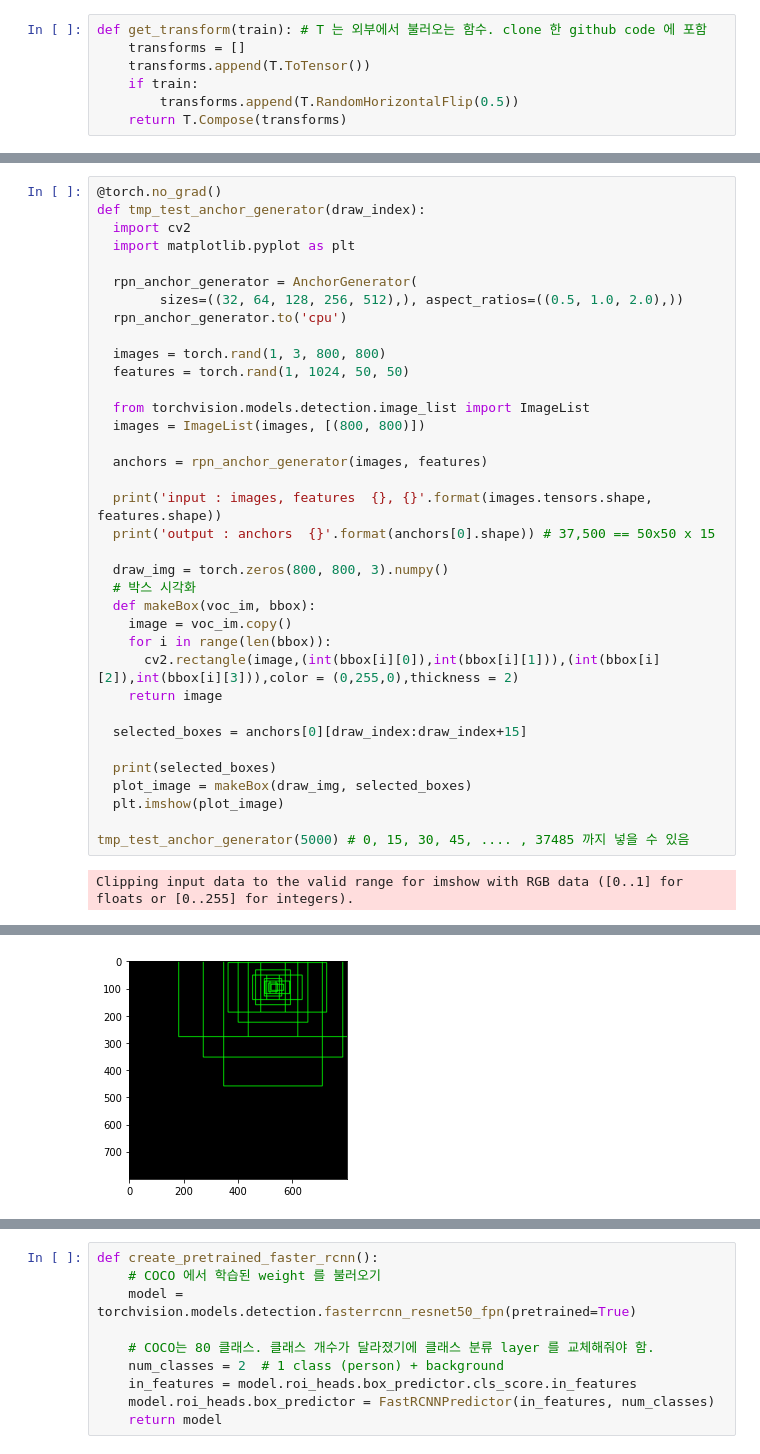
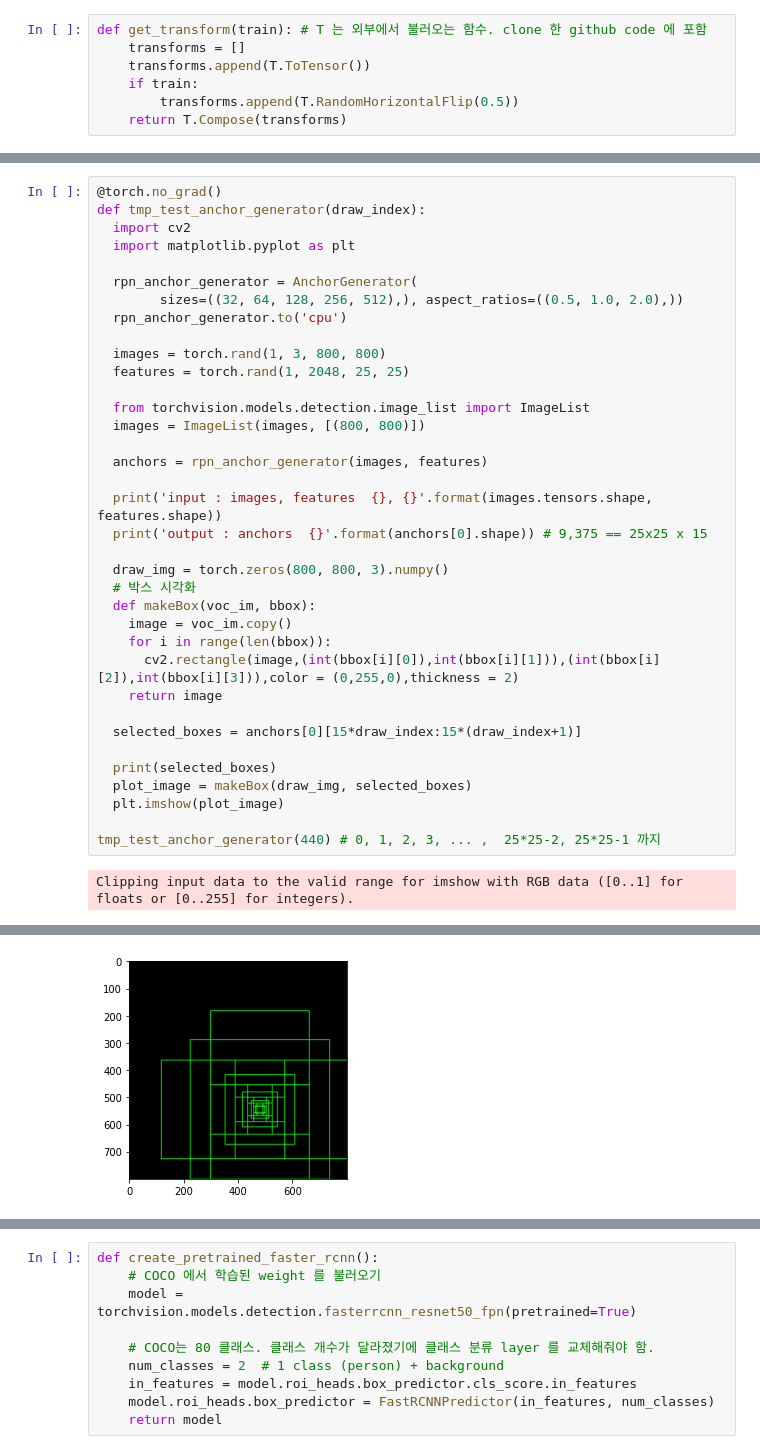
Before and after one commit to yoojy31/pytorch-object-detection-tutorial, a Jupyter notebook: tutorial.ipynb, the cells around one changed output, grey strips where cells are left out. Drawn from its saved outputs; the diff is of its cells as text.

```diff
--- a/tutorial.ipynb
+++ b/tutorial.ipynb
@@ -352,7 +377,7 @@ def tmp_test_anchor_generator(draw_index):
   rpn_anchor_generator.to('cpu')
 
   images = torch.rand(1, 3, 800, 800)
-  features = torch.rand(1, 1024, 50, 50)
+  features = torch.rand(1, 2048, 25, 25)
 
   from torchvision.models.detection.image_list import ImageList
   images = ImageList(images, [(800, 800)])
@@ -360,7 +385,7 @@ def tmp_test_anchor_generator(draw_index):
   anchors = rpn_anchor_generator(images, features)
 
   print('input : images, features  {}, {}'.format(images.tensors.shape, features.shape))
-  print('output : anchors  {}'.format(anchors[0].shape)) # 37,500 == 50x50 x 15
+  print('output : anchors  {}'.format(anchors[0].shape)) # 9,375 == 25x25 x 15
 
   draw_img = torch.zeros(800, 800, 3).numpy()
   # 박스 시각화
@@ -370,12 +395,12 @@ def tmp_test_anchor_generator(draw_index):
       cv2.rectangle(image,(int(bbox[i][0]),int(bbox[i][1])),(int(bbox[i][2]),int(bbox[i][3])),color = (0,255,0),thickness = 2)
     return image
 
-  selected_boxes = anchors[0][draw_index:draw_index+15]
+  selected_boxes = anchors[0][15*draw_index:15*(draw_index+1)]
 
   print(selected_boxes)
   plot_image = makeBox(draw_img, selected_boxes)
   plt.imshow(plot_image)
 
-tmp_test_anchor_generator(5000) # 0, 15, 30, 45, .... , 37485 까지 넣을 수 있음
+tmp_test_anchor_generator(440) # 0, 1, 2, 3, ... ,  25*25-2, 25*25-1 까지
 # %% [output]
 Clipping input data to the valid range for imshow with RGB data ([0..1] for floats or [0..255] for integers).
@@ -399,4 +424,4 @@ tensor([[ 512.,   80.,  544.,  112.],
-[figure, old version]
+[figure, new version]
 # %%
 @torch.no_grad()
 def tmp_test_RPNHead():
```
Also changed, not shown: parts of 22 cells of this notebook.
